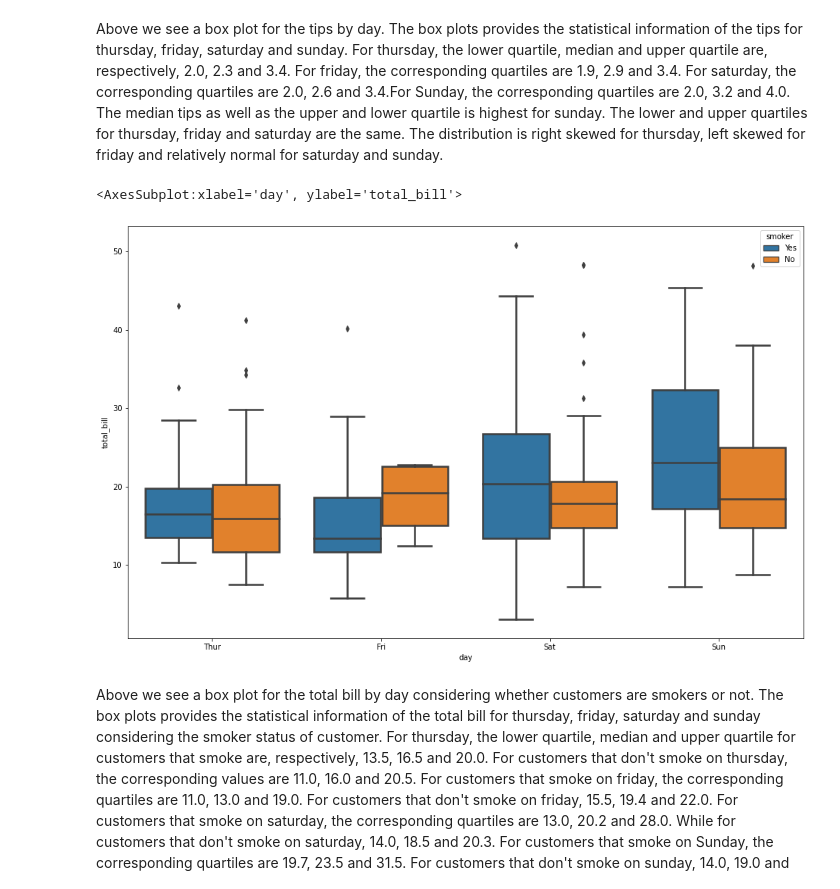
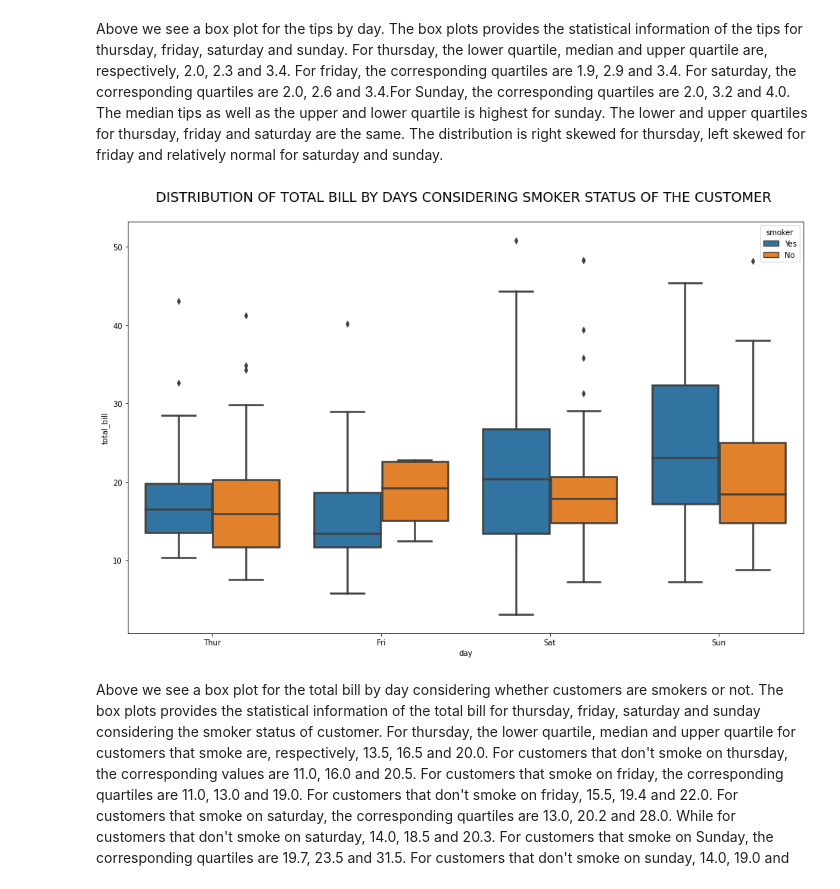
Before and after one commit to Beentha/stutern, a Jupyter notebook: module8assignment2.ipynb, the cells around one changed output. Drawn from its saved outputs; the diff is of its cells as text; code cells hidden in the pictures.

```diff
--- a/module8assignment2.ipynb
+++ b/module8assignment2.ipynb
@@ -51,11 +58,13 @@ Above we see a box plot for the tips by day. The box plots provides the statisti
 # %%
 # Using boxplots generate the distribution of total bill by days considering smoker status of the customer.
 fig = plt.figure(figsize=(16, 10))
 
 sns.boxplot(x="day", y="total_bill", hue="smoker", data=tips, linewidth=2.5)
+plt.title("Distribution of Total Bill by Days considering smoker status of the customer \n".upper(), fontdict={'fontsize': 18}, loc='center')
+
+plt.show()
 # %% [output]
-<AxesSubplot:xlabel='day', ylabel='total_bill'>
-[figure, old version]
+[figure, new version]
 # %% [markdown]
 Above we see a box plot for the total bill by day considering whether customers are smokers or not. The box plots provides the statistical information of the total bill for thursday, friday, saturday and sunday considering the smoker status of customer. For thursday, the lower quartile, median and upper quartile for customers that smoke are, respectively, 13.5, 16.5 and 20.0. For customers that don't smoke on thursday, the corresponding values are 11.0, 16.0 and 20.5. For customers that smoke on friday, the corresponding quartiles are 11.0, 13.0 and 19.0. For customers that don't smoke on friday, 15.5, 19.4 and 22.0. For customers that smoke on saturday, the corresponding quartiles are 13.0, 20.2 and 28.0. While for customers that don't smoke on saturday, 14.0, 18.5 and 20.3. For customers that smoke on Sunday, the corresponding quartiles are 19.7, 23.5 and 31.5. For customers that don't smoke on sunday, 14.0, 19.0 and 23.0. The median total bill as well as the upper and lower quartile is highest for customers that smoke on sunday. The median total bill as well as the upper and lower quartile is lowest for customers that smoke on friday.
 # %%
```
Also changed, not shown: parts of 5 cells of this notebook, 1 other file.
